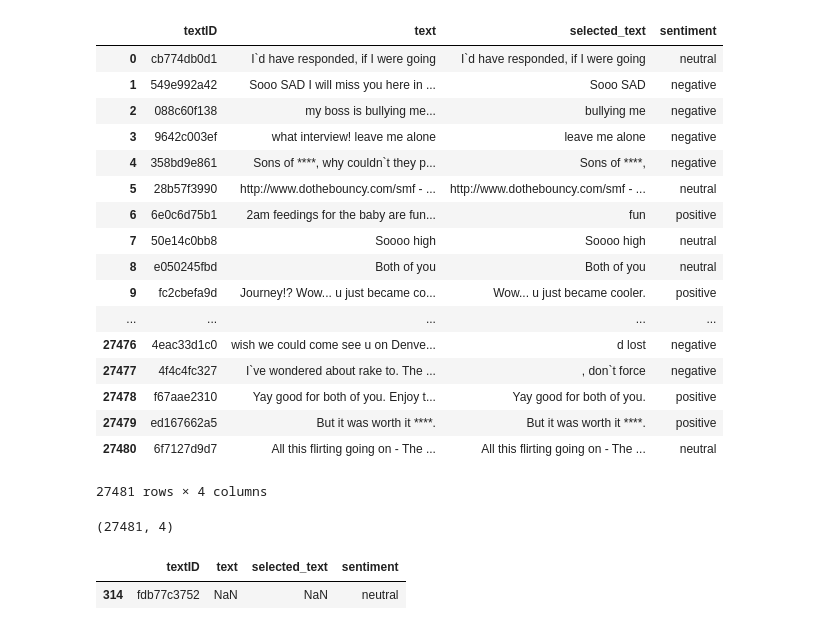
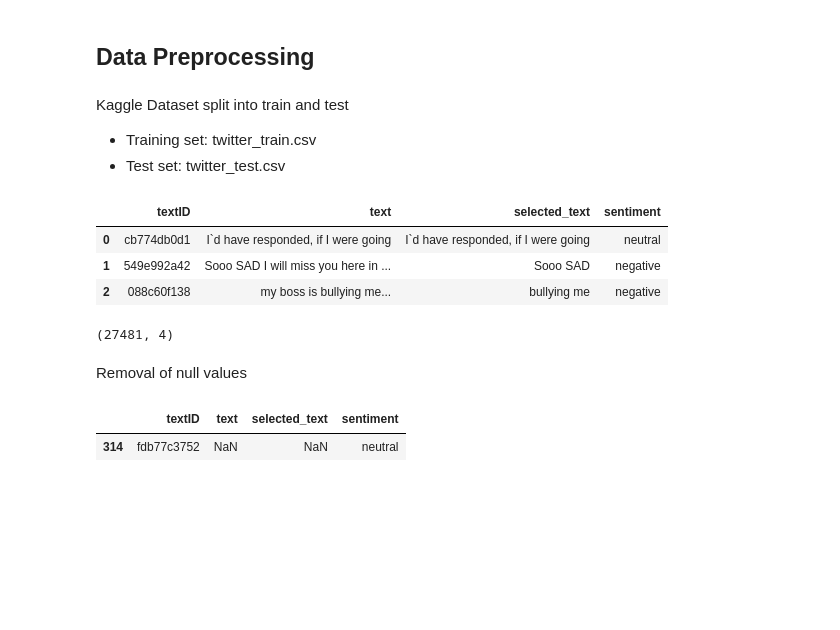
Before and after one commit to bryankj97/BT4222-AppleProductSalesForecasting, a Jupyter notebook: sentiment_scoring.ipynb, the cells around one changed output. Cells and saved outputs as stored; diff of their text form; code cells hidden in the pictures; blank space fills up the shorter version.

```diff
--- a/sentiment_scoring.ipynb
+++ b/sentiment_scoring.ipynb
@@ -1 +1,3 @@
+# %% [markdown]
+## Data Preprocessing
 # %%
@@ -9,0 +6,4 @@ df = pd.read_csv('./twitter_train.csv')
+# %% [markdown]
+Kaggle Dataset split into train and test
+- Training set: twitter_train.csv
+- Test set: twitter_test.csv
@@ -10,28 +12,16 @@ df = pd.read_csv('./twitter_train.csv')
 # %%
-df
+df.head(3)
 # %% [output]
 |  | textID | text | selected_text | sentiment |
 | 0 | cb774db0d1 | I`d have responded, if I were going | I`d have responded, if I were going | neutral |
 | 1 | 549e992a42 | Sooo SAD I will miss you here in ... | Sooo SAD | negative |
 | 2 | 088c60f138 | my boss is bullying me... | bullying me | negative |
-| 3 | 9642c003ef | what interview! leave me alone | leave me alone | negative |
-| 4 | 358bd9e861 | Sons of ****, why couldn`t they p... | Sons of ****, | negative |
-| 5 | 28b57f3990 | http://www.dothebouncy.com/smf - ... | http://www.dothebouncy.com/smf - ... | neutral |
-| 6 | 6e0c6d75b1 | 2am feedings for the baby are fun... | fun | positive |
-| 7 | 50e14c0bb8 | Soooo high | Soooo high | neutral |
-| 8 | e050245fbd | Both of you | Both of you | neutral |
-| 9 | fc2cbefa9d | Journey!? Wow... u just became co... | Wow... u just became cooler. | positive |
-| ... | ... | ... | ... | ... |
-| 27476 | 4eac33d1c0 | wish we could come see u on Denve... | d lost | negative |
-| 27477 | 4f4c4fc327 | I`ve wondered about rake to. The ... | , don`t force | negative |
-| 27478 | f67aae2310 | Yay good for both of you. Enjoy t... | Yay good for both of you. | positive |
-| 27479 | ed167662a5 | But it was worth it ****. | But it was worth it ****. | positive |
-| 27480 | 6f7127d9d7 | All this flirting going on - The ... | All this flirting going on - The ... | neutral |
-27481 rows × 4 columns
 # %%
 df.shape
 # %% [output]
 (27481, 4)
+# %% [markdown]
+Removal of null values
 # %%
 df[df.isnull().any(axis=1)]
 # %% [output]
```
Also changed, not shown: parts of 89 cells of this notebook, 1 other file.
